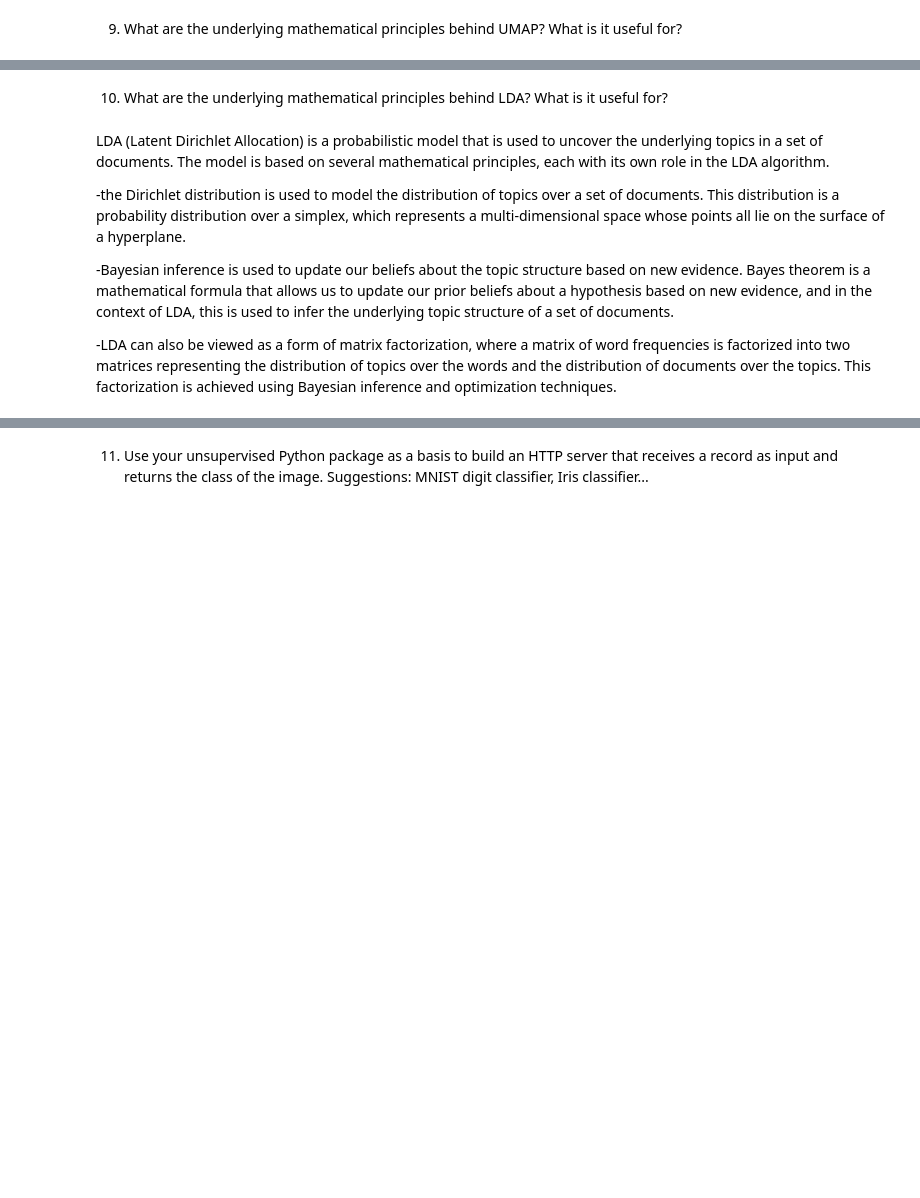
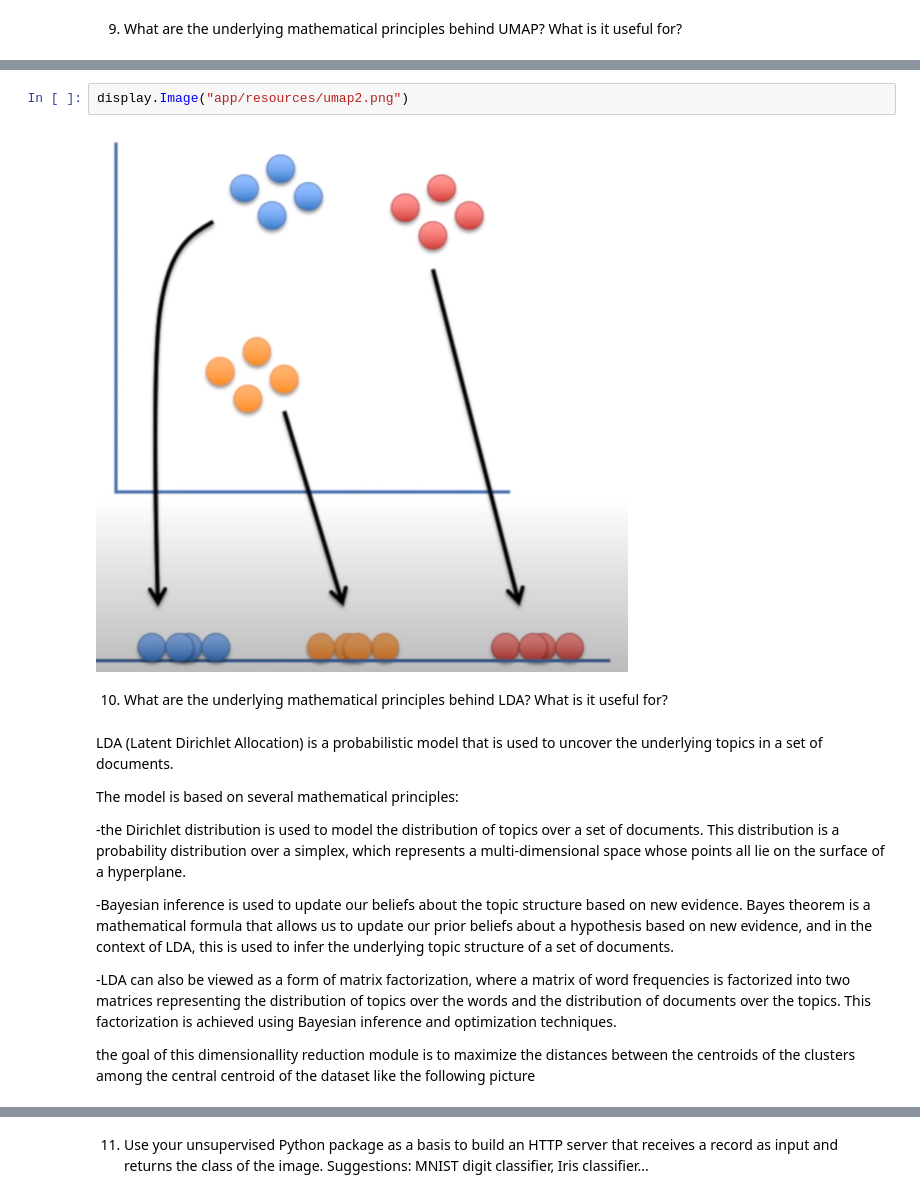
Before and after one commit to jmontoyavallejo/Image-Processing-and-Dimensionality-Reduction-raw-implementation-FastAPI, a Jupyter notebook: sumary.ipynb, the cells around one changed output, grey strips where cells are left out. Drawn from its saved outputs; the diff is of its cells as text; blank space fills up the shorter version.

```diff
--- a/sumary.ipynb
+++ b/sumary.ipynb
@@ -199,10 +207,20 @@ UMAP (Uniform Manifold Approximation and Projection) is a dimensionality reducti
+# %%
+display.Image("app/resources/umap2.png")
+# %% [output]
+[figure, added]
 # %% [markdown]
 10. What are the underlying mathematical principles behind LDA? What is it useful for?
 # %% [markdown]
-LDA (Latent Dirichlet Allocation) is a probabilistic model that is used to uncover the underlying topics in a set of documents. The model is based on several mathematical principles, each with its own role in the LDA algorithm.
+LDA (Latent Dirichlet Allocation) is a probabilistic model that is used to uncover the underlying topics in a set of documents.
+
+
+
+The model is based on several mathematical principles:
 
 -the Dirichlet distribution is used to model the distribution of topics over a set of documents. This distribution is a probability distribution over a simplex, which represents a multi-dimensional space whose points all lie on the surface of a hyperplane.
 
 -Bayesian inference is used to update our beliefs about the topic structure based on new evidence. Bayes theorem is a mathematical formula that allows us to update our prior beliefs about a hypothesis based on new evidence, and in the context of LDA, this is used to infer the underlying topic structure of a set of documents.
 
 -LDA can also be viewed as a form of matrix factorization, where a matrix of word frequencies is factorized into two matrices representing the distribution of topics over the words and the distribution of documents over the topics. This factorization is achieved using Bayesian inference and optimization techniques.
+
+the goal of this dimensionallity reduction module is to maximize the distances between the centroids of the clusters among the central centroid of the dataset like the following picture
```
Also changed, not shown: parts of 3 cells of this notebook, 5 other files.
